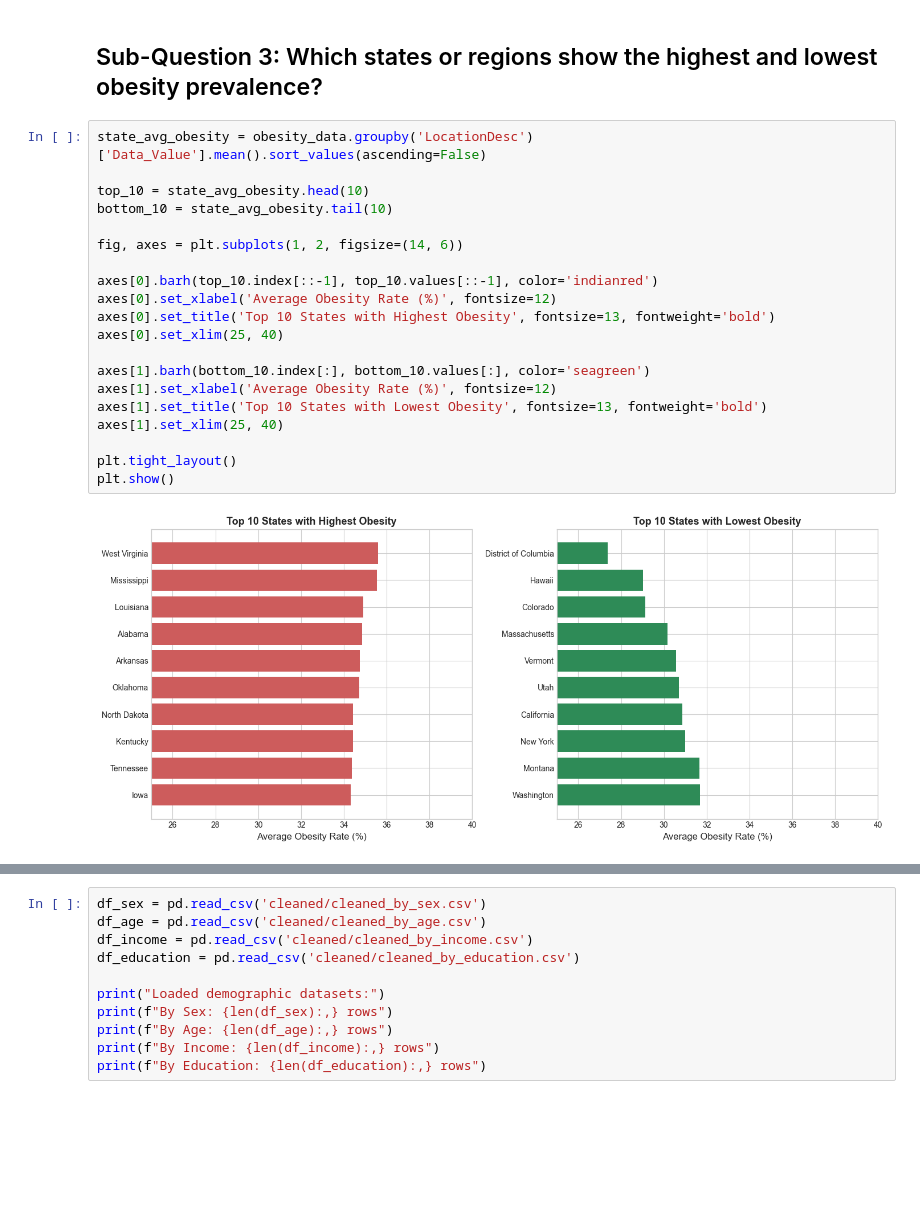
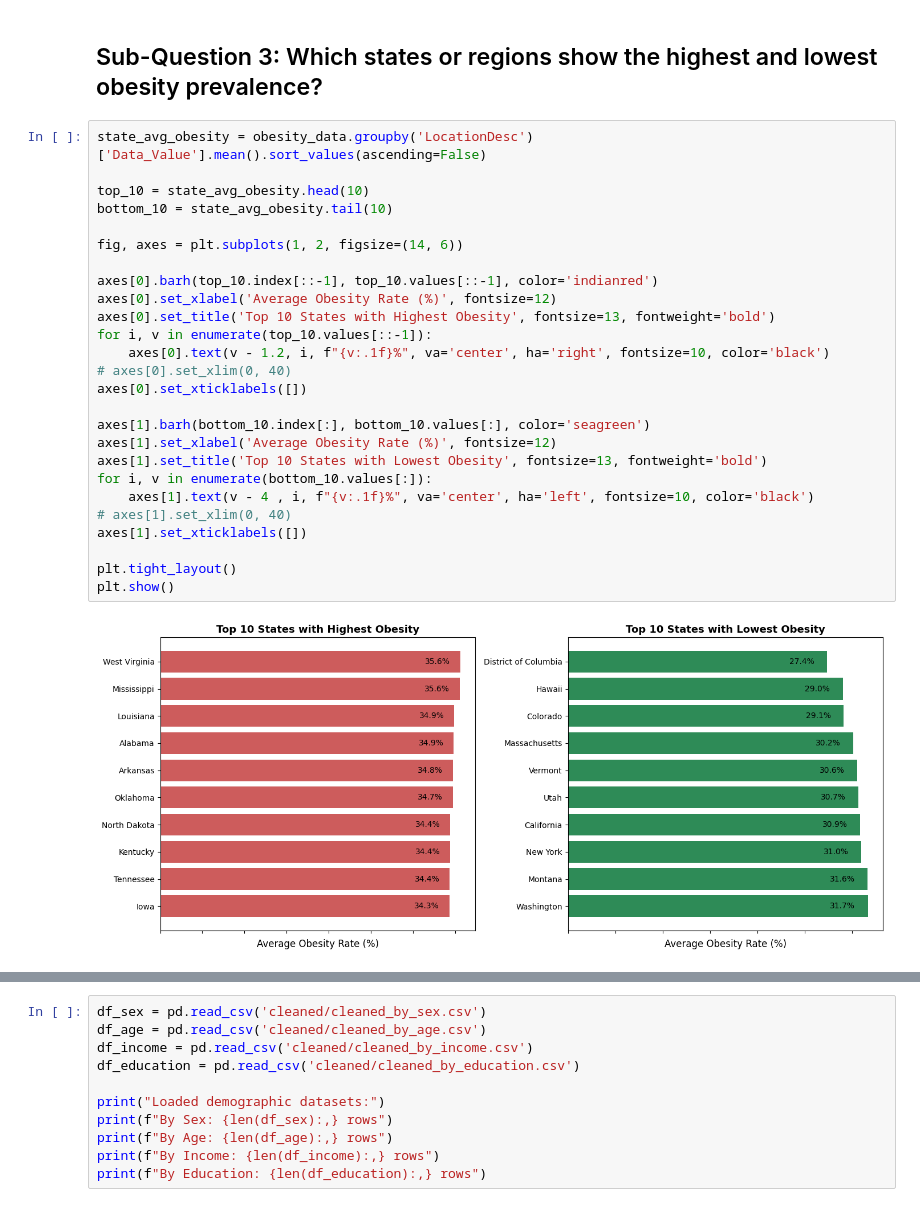
Before and after one commit to dangkien1311/Obesity-analysis-in-US, a Jupyter notebook: analysis_notebook.ipynb, the cells around one changed output, grey strips where cells are left out. Cells and saved outputs as stored; diff of their text form; blank space fills up the shorter version.

Commit message:
update chart

```diff
--- a/analysis_notebook.ipynb
+++ b/analysis_notebook.ipynb
@@ -139,25 +133,31 @@ plt.show()
 # %%
 state_avg_obesity = obesity_data.groupby('LocationDesc')['Data_Value'].mean().sort_values(ascending=False)
 
 top_10 = state_avg_obesity.head(10)
 bottom_10 = state_avg_obesity.tail(10)
 
 fig, axes = plt.subplots(1, 2, figsize=(14, 6))
 
 axes[0].barh(top_10.index[::-1], top_10.values[::-1], color='indianred')
 axes[0].set_xlabel('Average Obesity Rate (%)', fontsize=12)
 axes[0].set_title('Top 10 States with Highest Obesity', fontsize=13, fontweight='bold')
-axes[0].set_xlim(25, 40)
+for i, v in enumerate(top_10.values[::-1]):
+    axes[0].text(v - 1.2, i, f"{v:.1f}%", va='center', ha='right', fontsize=10, color='black')
+# axes[0].set_xlim(0, 40)
+axes[0].set_xticklabels([])
 
 axes[1].barh(bottom_10.index[:], bottom_10.values[:], color='seagreen')
 axes[1].set_xlabel('Average Obesity Rate (%)', fontsize=12)
 axes[1].set_title('Top 10 States with Lowest Obesity', fontsize=13, fontweight='bold')
-axes[1].set_xlim(25, 40)
+for i, v in enumerate(bottom_10.values[:]):
+    axes[1].text(v - 4 , i, f"{v:.1f}%", va='center', ha='left', fontsize=10, color='black')
+# axes[1].set_xlim(0, 40)
+axes[1].set_xticklabels([])
 
 plt.tight_layout()
 plt.show()
 # %% [output]
-[figure, old version]
+[figure, new version]
 # %%
 region_avg_obesity = obesity_data.groupby('Region')['Data_Value'].mean().sort_values(ascending=False)
 
```
Also changed, not shown: parts of 10 cells of this notebook, 1 other file.
